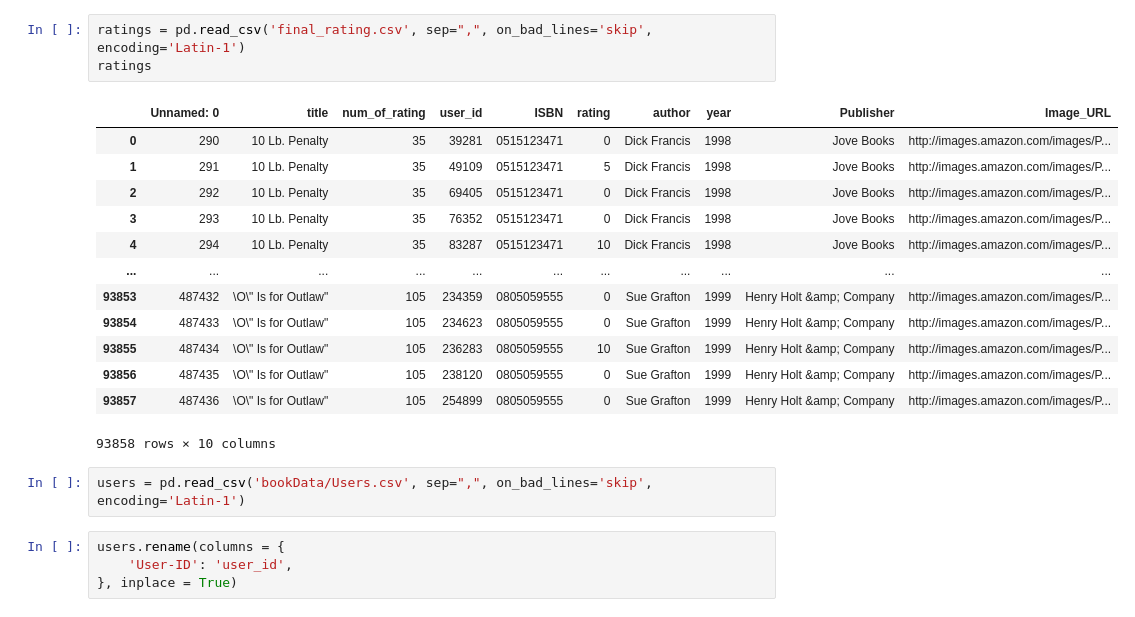
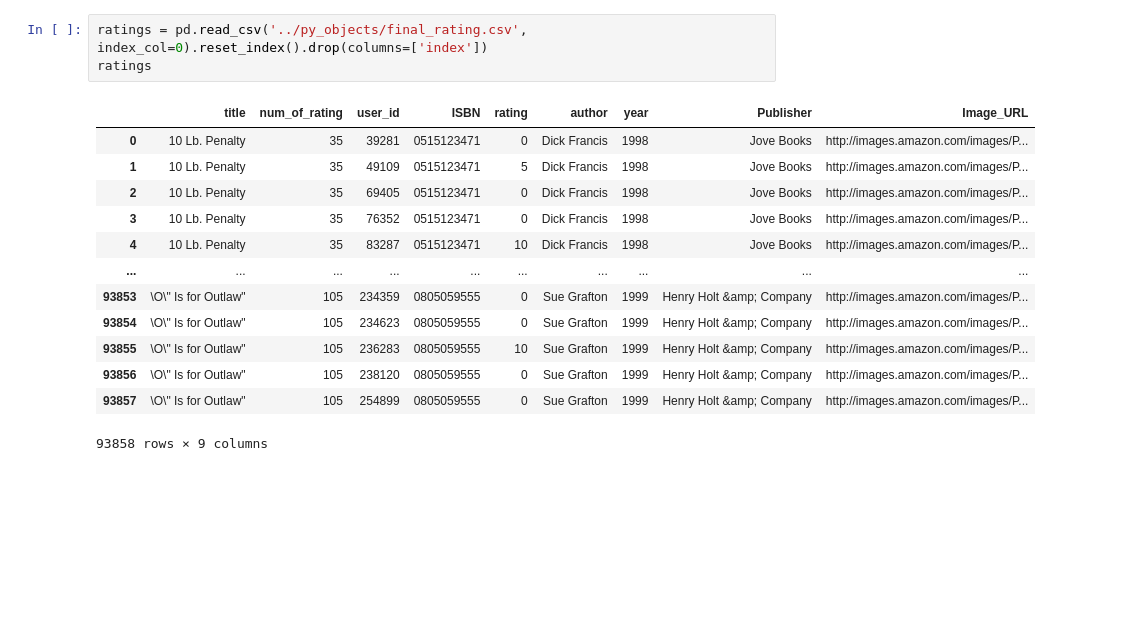
Before and after one commit to Felix-only/book-recommender-system, a Jupyter notebook: visualization/region_50_rating.ipynb, the cells around one changed output. Drawn from its saved outputs; the diff is of its cells as text; blank space fills up the shorter version.

```diff
--- a/visualization/region_50_rating.ipynb
+++ b/visualization/region_50_rating.ipynb
@@ -4,25 +47,19 @@ import numpy as np
 # %%
-ratings = pd.read_csv('final_rating.csv', sep=",", on_bad_lines='skip', encoding='Latin-1')
+ratings = pd.read_csv('../py_objects/final_rating.csv', index_col=0).reset_index().drop(columns=['index'])
 ratings
 # %% [output]
-|  | Unnamed: 0 | title | num_of_rating | user_id | ISBN | rating | author | year | Publisher | Image_URL |
-| 0 | 290 | 10 Lb. Penalty | 35 | 39281 | 0515123471 | 0 | Dick Francis | 1998 | Jove Books | http://images.amazon.com/images/P... |
-| 1 | 291 | 10 Lb. Penalty | 35 | 49109 | 0515123471 | 5 | Dick Francis | 1998 | Jove Books | http://images.amazon.com/images/P... |
-| 2 | 292 | 10 Lb. Penalty | 35 | 69405 | 0515123471 | 0 | Dick Francis | 1998 | Jove Books | http://images.amazon.com/images/P... |
-| 3 | 293 | 10 Lb. Penalty | 35 | 76352 | 0515123471 | 0 | Dick Francis | 1998 | Jove Books | http://images.amazon.com/images/P... |
-| 4 | 294 | 10 Lb. Penalty | 35 | 83287 | 0515123471 | 10 | Dick Francis | 1998 | Jove Books | http://images.amazon.com/images/P... |
-| ... | ... | ... | ... | ... | ... | ... | ... | ... | ... | ... |
-| 93853 | 487432 | \O\" Is for Outlaw" | 105 | 234359 | 0805059555 | 0 | Sue Grafton | 1999 | Henry Holt &amp; Company | http://images.amazon.com/images/P... |
-| 93854 | 487433 | \O\" Is for Outlaw" | 105 | 234623 | 0805059555 | 0 | Sue Grafton | 1999 | Henry Holt &amp; Company | http://images.amazon.com/images/P... |
-| 93855 | 487434 | \O\" Is for Outlaw" | 105 | 236283 | 0805059555 | 10 | Sue Grafton | 1999 | Henry Holt &amp; Company | http://images.amazon.com/images/P... |
-| 93856 | 487435 | \O\" Is for Outlaw" | 105 | 238120 | 0805059555 | 0 | Sue Grafton | 1999 | Henry Holt &amp; Company | http://images.amazon.com/images/P... |
-| 93857 | 487436 | \O\" Is for Outlaw" | 105 | 254899 | 0805059555 | 0 | Sue Grafton | 1999 | Henry Holt &amp; Company | http://images.amazon.com/images/P... |
+|  | title | num_of_rating | user_id | ISBN | rating | author | year | Publisher | Image_URL |
+| 0 | 10 Lb. Penalty | 35 | 39281 | 0515123471 | 0 | Dick Francis | 1998 | Jove Books | http://images.amazon.com/images/P... |
+| 1 | 10 Lb. Penalty | 35 | 49109 | 0515123471 | 5 | Dick Francis | 1998 | Jove Books | http://images.amazon.com/images/P... |
+| 2 | 10 Lb. Penalty | 35 | 69405 | 0515123471 | 0 | Dick Francis | 1998 | Jove Books | http://images.amazon.com/images/P... |
+| 3 | 10 Lb. Penalty | 35 | 76352 | 0515123471 | 0 | Dick Francis | 1998 | Jove Books | http://images.amazon.com/images/P... |
+| 4 | 10 Lb. Penalty | 35 | 83287 | 0515123471 | 10 | Dick Francis | 1998 | Jove Books | http://images.amazon.com/images/P... |
+| ... | ... | ... | ... | ... | ... | ... | ... | ... | ... |
+| 93853 | \O\" Is for Outlaw" | 105 | 234359 | 0805059555 | 0 | Sue Grafton | 1999 | Henry Holt &amp; Company | http://images.amazon.com/images/P... |
+| 93854 | \O\" Is for Outlaw" | 105 | 234623 | 0805059555 | 0 | Sue Grafton | 1999 | Henry Holt &amp; Company | http://images.amazon.com/images/P... |
+| 93855 | \O\" Is for Outlaw" | 105 | 236283 | 0805059555 | 10 | Sue Grafton | 1999 | Henry Holt &amp; Company | http://images.amazon.com/images/P... |
+| 93856 | \O\" Is for Outlaw" | 105 | 238120 | 0805059555 | 0 | Sue Grafton | 1999 | Henry Holt &amp; Company | http://images.amazon.com/images/P... |
+| 93857 | \O\" Is for Outlaw" | 105 | 254899 | 0805059555 | 0 | Sue Grafton | 1999 | Henry Holt &amp; Company | http://images.amazon.com/images/P... |
-93858 rows × 10 columns
+93858 rows × 9 columns
-# %%
-users = pd.read_csv('bookData/Users.csv', sep=",", on_bad_lines='skip', encoding='Latin-1')
-# %%
-users.rename(columns = {
-    'User-ID': 'user_id',
-}, inplace = True)
 # %%
 user_merge_ratings = users.merge(ratings, on = "user_id")
```
Also changed, not shown: parts of 31 cells of this notebook, 3 other files.
